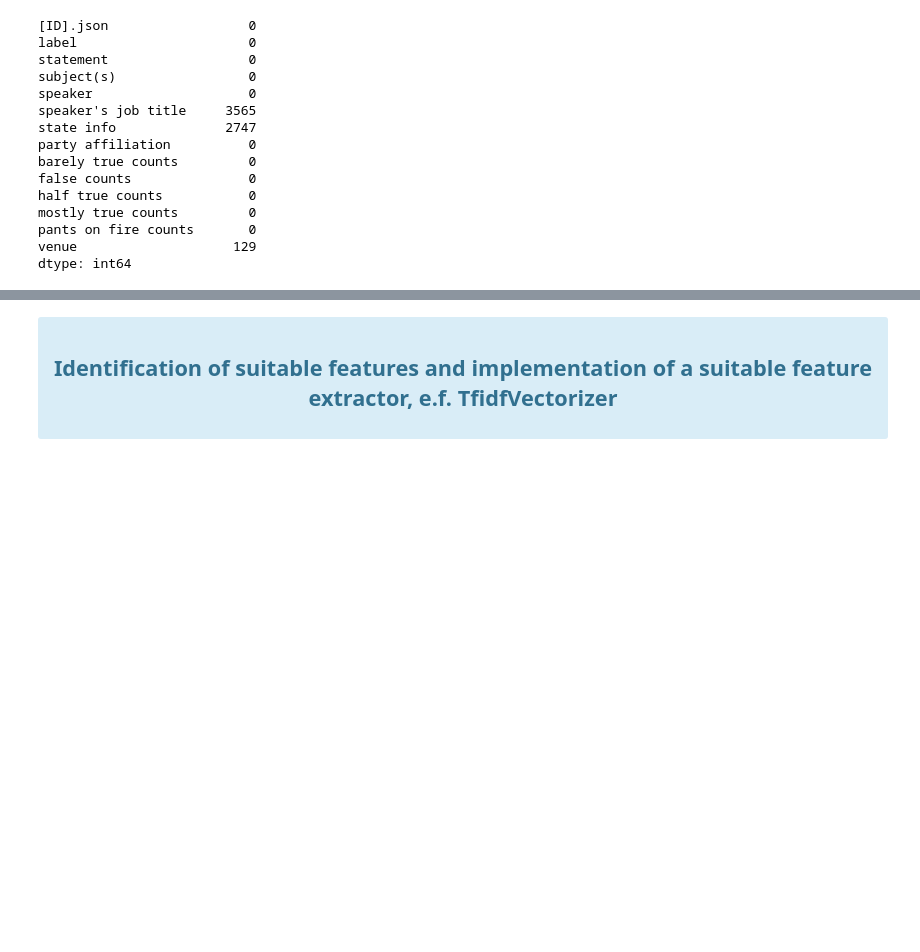
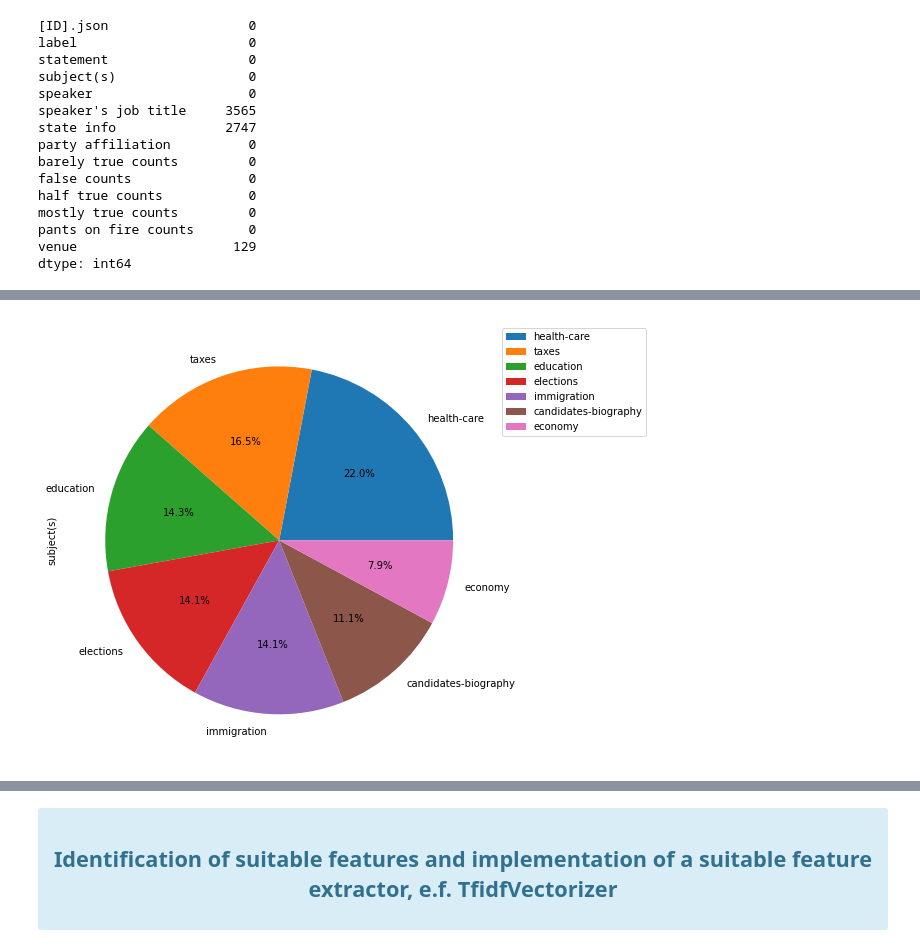
Before and after one commit to lucasviola/fake-news-detector-gnb, a Jupyter notebook: final-project.ipynb, the cells around one changed output, grey strips where cells are left out. Saved outputs shown, nothing was run; the diff lists cells and outputs as text; code cells hidden in the pictures; blank space fills up the shorter version.

```diff
--- a/final-project.ipynb
+++ b/final-project.ipynb
@@ -127,0 +226,5 @@ dtype: int64
+# %%
+# Plotting a pie graph based on the subjects column
+plot_pie('subject(s)')
+# %% [output]
+[figure, added]
```
Also changed, not shown: parts of 18 cells of this notebook.
